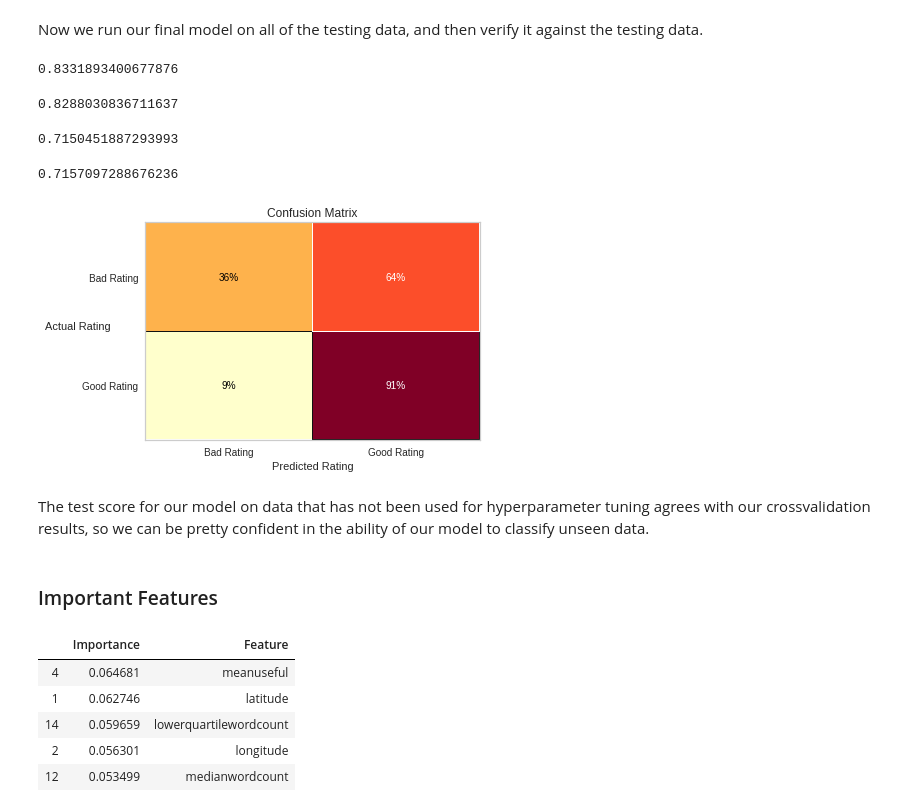
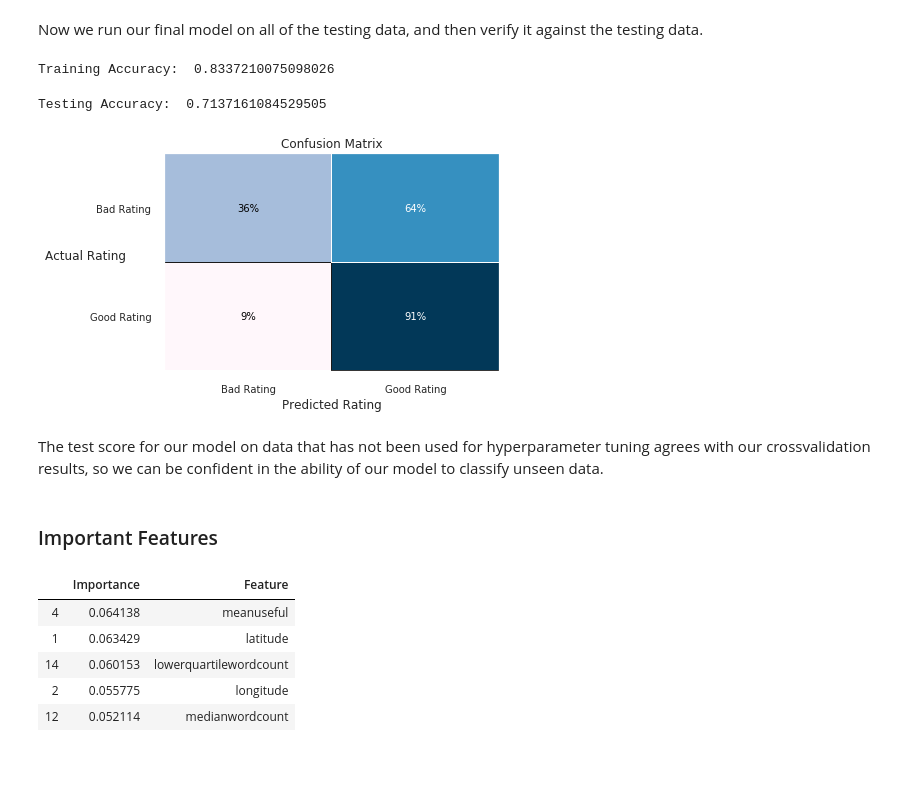
Before and after one commit to wisundstrom/yelp-ratings-prediction, a Jupyter notebook: Technical_Notebook.ipynb, the cells around one changed output. Cells and saved outputs as stored; diff of their text form; code cells hidden in the pictures; blank space fills up the shorter version.

Commit message:
made plots nicer, reorganized

```diff
--- a/Technical_Notebook.ipynb
+++ b/Technical_Notebook.ipynb
@@ -2,9 +2,10 @@
 import psycopg2 as pg
 import pandas as pd
 import matplotlib.pyplot as plt
+import seaborn as sns
 import numpy as np
 import seaborn as sns
-import Data_Clean_Process as dc
+import data_clean_process as dc
 import tn_helper as tn
 from yellowbrick.classifier import ConfusionMatrix
 from sklearn.model_selection import train_test_split, GridSearchCV
@@ -16,6 +17,7 @@ from sklearn.ensemble import RandomForestClassifier
 from sklearn.kernel_approximation import Nystroem, RBFSampler
 from sklearn.svm import LinearSVC
 %matplotlib inline
+sns.set(palette='pastel')
 # %% [markdown]
 # Classifying Yelp Restaurants as Successful#
 # %% [markdown]
@@ -167,35 +156,28 @@ RandomForestClassifier(bootstrap=True, class_weight=None, criterion='gini',
 Now we run our final model on all of the testing data, and then verify it against the testing data.
 # %%
 # training accuracy
-random_forest.score(t_X_train,y_train)
+print('Training Accuracy: ', random_forest.score(t_X_train,y_train))
 # %% [output]
-0.8331893400677876
+Training Accuracy:  0.8337210075098026
-# %%
-random_forest_no_drop.score(t_X_train_no_drop,y_train)
-# %% [output]
-0.8288030836711637
 # %%
 # testing accuracy
-random_forest.score(t_X_test,y_test)
+print('Testing Accuracy: ', random_forest.score(t_X_test,y_test))
 # %% [output]
-0.7150451887293993
+Testing Accuracy:  0.7137161084529505
-# %%
-random_forest_no_drop.score(t_X_test_no_drop,y_test)
-# %% [output]
-0.7157097288676236
 # %%
-cm=ConfusionMatrix(random_forest, encoder={0: 'Bad Rating', 1: 'Good Rating'}, percent=True)
+cm=ConfusionMatrix(random_forest, encoder={0: 'Bad Rating', 1: 'Good Rating'}, percent=True, cmap='PuBu')
 cm.fit(t_X_train,y_train)
 cm.score(t_X_test, y_test)
 cm.finalize()
 plt.title('Confusion Matrix')
 plt.ylabel('Actual Rating', rotation = 'horizontal')
 plt.xlabel('Predicted Rating')
-plt.xticks(rotation = 'horizontal');
+plt.xticks(rotation = 'horizontal')
+plt.savefig('figures/confusion_matrix.png', bbox_inches = "tight");
 # %% [output]
-[figure, old version]
+[figure, new version]
 # %% [markdown]
-The test score for our model on data that has not been used for hyperparameter tuning agrees with our crossvalidation results, so we can be pretty confident in the ability of our model to classify unseen data.
+The test score for our model on data that has not been used for hyperparameter tuning agrees with our crossvalidation results, so we can be confident in the ability of our model to classify unseen data.
 # %% [markdown]
 ### Important Features ###
 # %%
@@ -207,16 +189,15 @@ The test score for our model on data that has not been used for hyperparameter t
 # importances_df.columns=['Importance','Feature']
 # importances_df.sort_values(by='Importance',ascending=False).head(10)
 importances_df=tn.feature_importance(random_forest, X_train, categorical_features, numerical_features)
-importances_df_no_drop=tn.feature_importance(random_forest_no_drop, X_train, categorical_features, numerical_features, drop=False)
 
 importances_df.head(5)
 # %% [output]
 |  | Importance | Feature |
-| 4 | 0.064681 | meanuseful |
-| 1 | 0.062746 | latitude |
-| 14 | 0.059659 | lowerquartilewordcount |
-| 2 | 0.056301 | longitude |
-| 12 | 0.053499 | medianwordcount |
+| 4 | 0.064138 | meanuseful |
+| 1 | 0.063429 | latitude |
+| 14 | 0.060153 | lowerquartilewordcount |
+| 2 | 0.055775 | longitude |
+| 12 | 0.052114 | medianwordcount |
 # %%
 decoded_imports=[]
 for idx, feature in enumerate(categorical_features):
```
Also changed, not shown: parts of 8 cells of this notebook, 6 other files.
